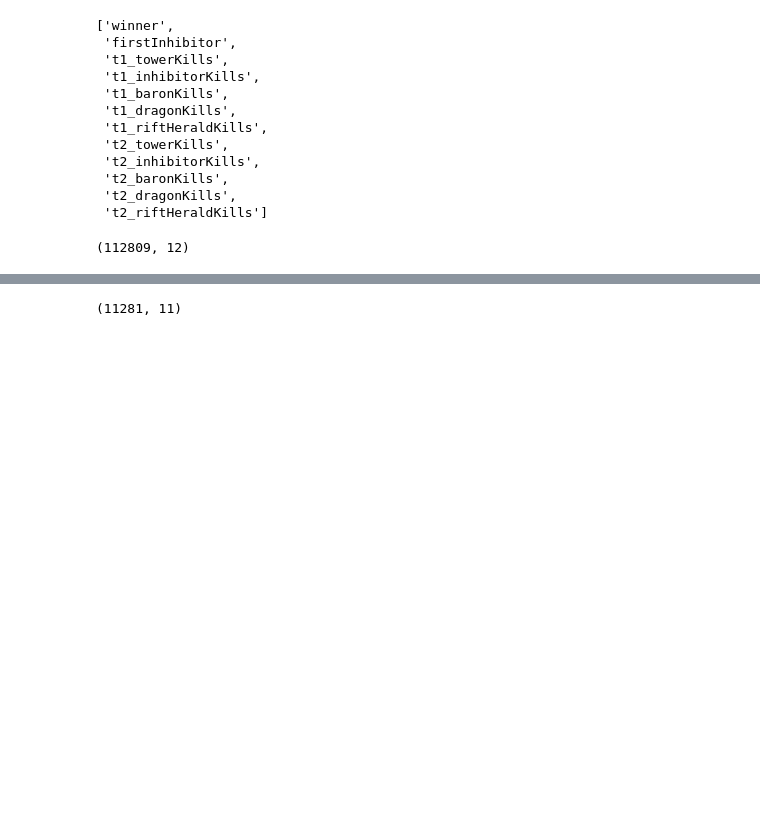
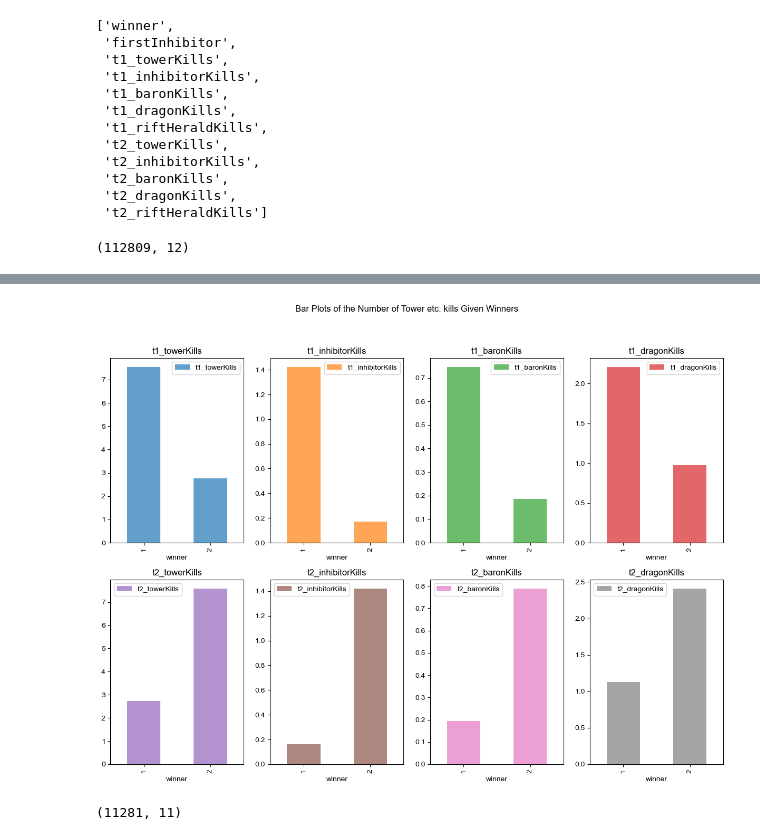
Before and after one commit to Sapphirine/202312-7-RealTime-Victory-Predictor-RVP-Dynamic-In-Game-Outcome-Forecasting, a Jupyter notebook: model_train/model.ipynb, the cells around one changed output, grey strips where cells are left out. Cells and saved outputs as stored; diff of their text form; code cells hidden in the pictures; blank space fills up the shorter version.

```diff
--- a/model_train/model.ipynb
+++ b/model_train/model.ipynb
@@ -93,3 +93,6 @@ dropped_df = df[attributes]
 dropped_df.shape
 # %% [output]
 (112809, 12)
+# %%
+barplot_data=df[["winner","t1_towerKills","t1_inhibitorKills","t1_baronKills","t1_dragonKills","t2_towerKills","t2_inhibitorKills","t2_baronKills","t2_dragonKills"]]
+barplot_data.groupby("winner").mean()
@@ -96,3 +104,10 @@ dropped_df.shape
+# %%
+f=barplot_data.groupby("winner").mean().plot(kind="bar",subplots=True,sharex=False,sharey=False,figsize=(15,10),layout=(2,4),alpha=0.7,title="Bar Plots of the Number of Tower etc. kills Given Winners")
+f= sns.set_style("whitegrid")
+f=sns.set_context("paper")
+plt.show()
+# %% [output]
+[figure, added]
 # %%
 X = dropped_df.drop(labels=['winner'], axis=1)
 y = dropped_df['winner']
```
Also changed, not shown: parts of 4 cells of this notebook.
